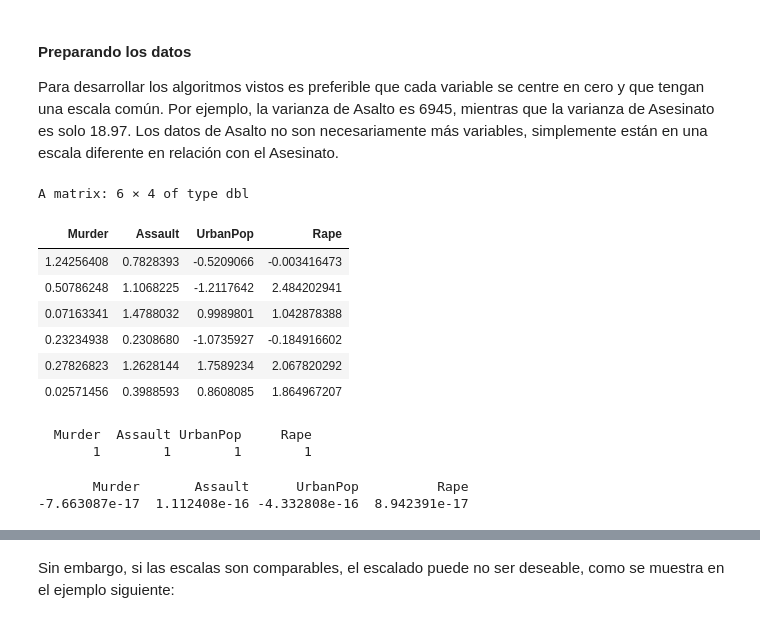
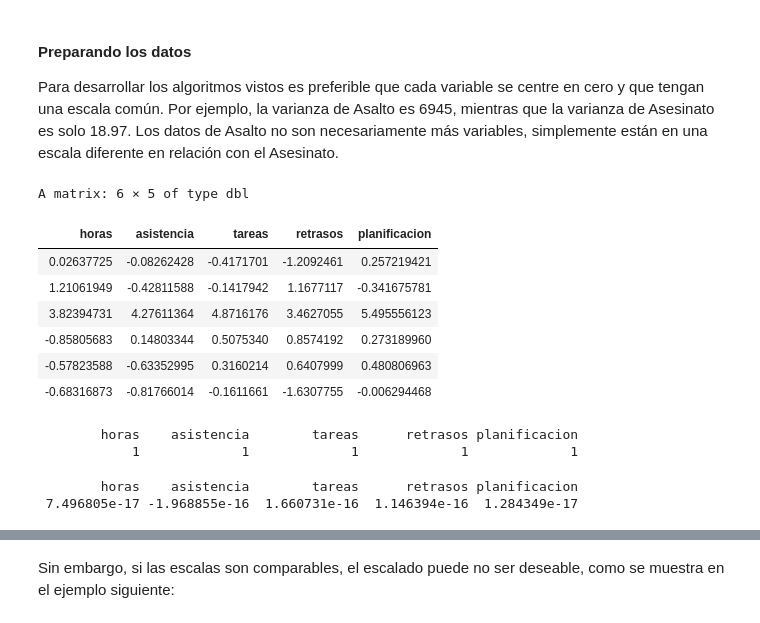
Before and after one commit to elianascheihing/INFO257, a Jupyter notebook: PCA/PCA.ipynb, the cells around one changed output, grey strips where cells are left out. Cells and saved outputs as stored; diff of their text form; code cells hidden in the pictures.

```diff
--- a/PCA/PCA.ipynb
+++ b/PCA/PCA.ipynb
@@ -106,0 +63,5 @@ head(USArrests, 10)
+# %%
+#data("USArrests")
+#head(USArrests, 10)
+datos <- read.csv("../datasets_simulados/educacion_v5.csv",dec=".",sep=";",header=TRUE)
+head(datos,10)
@@ -137,0 +112,15 @@ Rape     0.56357883 0.6652412 0.41134124 1.0000000
+# %%
+#relaciones entre variables
+datos <- datos[,1:5]
+datos <- datos[!is.na(datos[,1]),]
+datos <- datos[!is.na(datos[,2]),]
+datos <- datos[!is.na(datos[,3]),]
+datos <- datos[!is.na(datos[,4]),]
+datos <- datos[!is.na(datos[,5]),]
+dim(datos)
+summary(datos)
+boxplot(datos)
+plot(datos)
+mcor<-cor(datos)
+corrplot(mcor)
+print(mcor)
@@ -149,21 +163,21 @@ apply(USArrests,2,mean)
 Para desarrollar los algoritmos vistos es preferible que cada variable  se centre en cero y que tengan una escala común. Por ejemplo, la varianza de Asalto es 6945, mientras que la varianza de Asesinato es solo 18.97. Los datos de Asalto no son necesariamente más variables, simplemente están en una escala diferente en relación con el Asesinato.
 # %%
 # escalando los datos
-scaled_df <- apply(USArrests, 2, scale)
+scaled_df <- apply(datos, 2, scale)
 head(scaled_df)
 apply(scaled_df, 2, var)
 
 apply(scaled_df, 2, mean)
 # %% [output]
-A matrix: 6 × 4 of type dbl
+A matrix: 6 × 5 of type dbl
-| Murder | Assault | UrbanPop | Rape |
-| 1.24256408 | 0.7828393 | -0.5209066 | -0.003416473 |
-| 0.50786248 | 1.1068225 | -1.2117642 | 2.484202941 |
-| 0.07163341 | 1.4788032 | 0.9989801 | 1.042878388 |
-| 0.23234938 | 0.2308680 | -1.0735927 | -0.184916602 |
-| 0.27826823 | 1.2628144 | 1.7589234 | 2.067820292 |
-| 0.02571456 | 0.3988593 | 0.8608085 | 1.864967207 |
+| horas | asistencia | tareas | retrasos | planificacion |
+| 0.02637725 | -0.08262428 | -0.4171701 | -1.2092461 | 0.257219421 |
+| 1.21061949 | -0.42811588 | -0.1417942 | 1.1677117 | -0.341675781 |
+| 3.82394731 | 4.27611364 | 4.8716176 | 3.4627055 | 5.495556123 |
+| -0.85805683 | 0.14803344 | 0.5075340 | 0.8574192 | 0.273189960 |
+| -0.57823588 | -0.63352995 | 0.3160214 | 0.6407999 | 0.480806963 |
+| -0.68316873 | -0.81766014 | -0.1611661 | -1.6307755 | -0.006294468 |
-  Murder  Assault UrbanPop     Rape
-       1        1        1        1
+        horas    asistencia        tareas      retrasos planificacion
+            1             1             1             1             1
-       Murder       Assault      UrbanPop          Rape
--7.663087e-17  1.112408e-16 -4.332808e-16  8.942391e-17
+        horas    asistencia        tareas      retrasos planificacion
+ 7.496805e-17 -1.968855e-16  1.660731e-16  1.146394e-16  1.284349e-17
```
Also changed, not shown: parts of 27 cells of this notebook, 30 other files.
